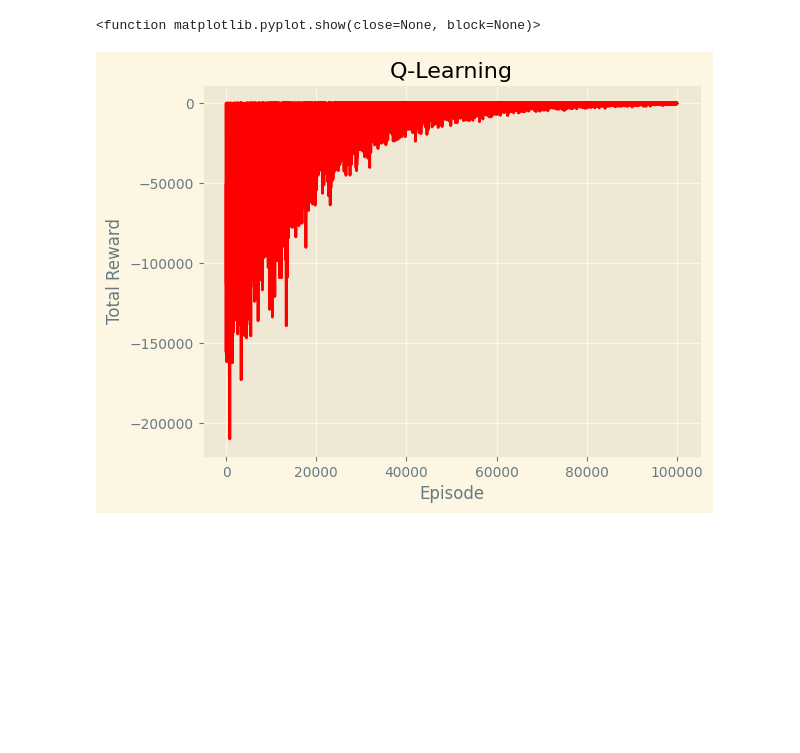
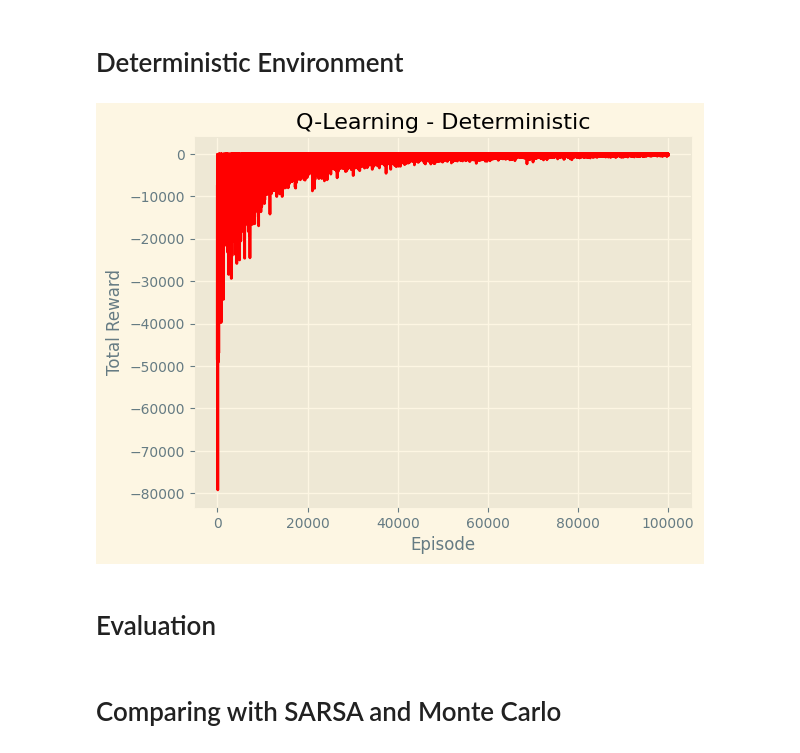
Before and after one commit to nveshaan/rl_scratch, a Jupyter notebook: Tabular RL/q_learning.ipynb, the cells around one changed output. Cells and saved outputs as stored; diff of their text form; code cells hidden in the pictures; blank space fills up the shorter version.

```diff
--- a/Tabular RL/q_learning.ipynb
+++ b/Tabular RL/q_learning.ipynb
@@ -67,0 +49,8 @@ Episode: 100000/100000, Total reward: -45
+# %%
+reward_history = np.load("../experiments/ql_stochastic_rh.npy")
+plt.style.use("Solarize_Light2")
+plt.plot(reward_history, color="red")
+plt.xlabel("Episode")
+plt.ylabel("Total Reward")
+plt.title("Q-Learning - Stochastic")
+plt.show()
@@ -67,0 +62,2 @@ Episode: 100000/100000, Total reward: -45
+# %% [markdown]
+# Deterministic Environment
@@ -68,11 +67,11 @@ Episode: 100000/100000, Total reward: -45
 # %%
+reward_history = np.load("../experiments/ql_deterministic_rh.npy")
 plt.style.use("Solarize_Light2")
 plt.plot(reward_history, color="red")
 plt.xlabel("Episode")
 plt.ylabel("Total Reward")
-plt.title("Q-Learning")
-plt.show
+plt.title("Q-Learning - Deterministic")
+plt.show()
 # %% [output]
-<function matplotlib.pyplot.show(close=None, block=None)>
-[figure, old version]
+[figure, new version]
 # %%
@@ -80,0 +80,2 @@ np.save('../experiments/qlearning_stochastic_ag.npy', Q)
+# %% [markdown]
+# Evaluation
@@ -80,0 +97,2 @@ np.save('../experiments/qlearning_stochastic_ag.npy', Q)
+# %% [markdown]
+# Comparing with SARSA and Monte Carlo
```
Also changed, not shown: parts of 20 cells of this notebook, 2 other files.
